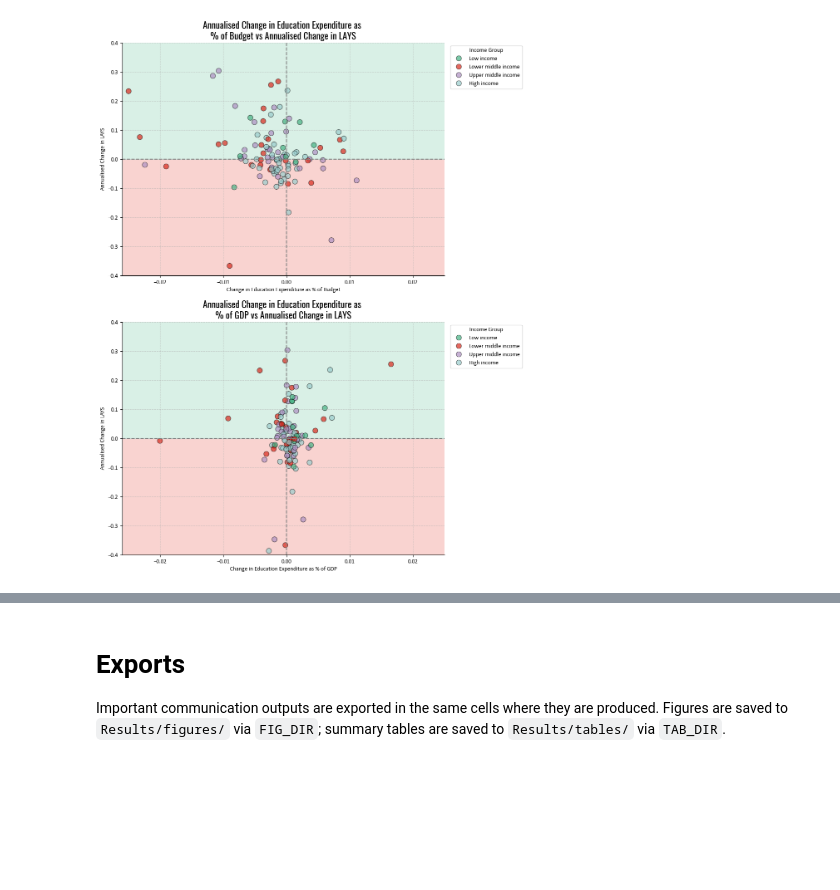
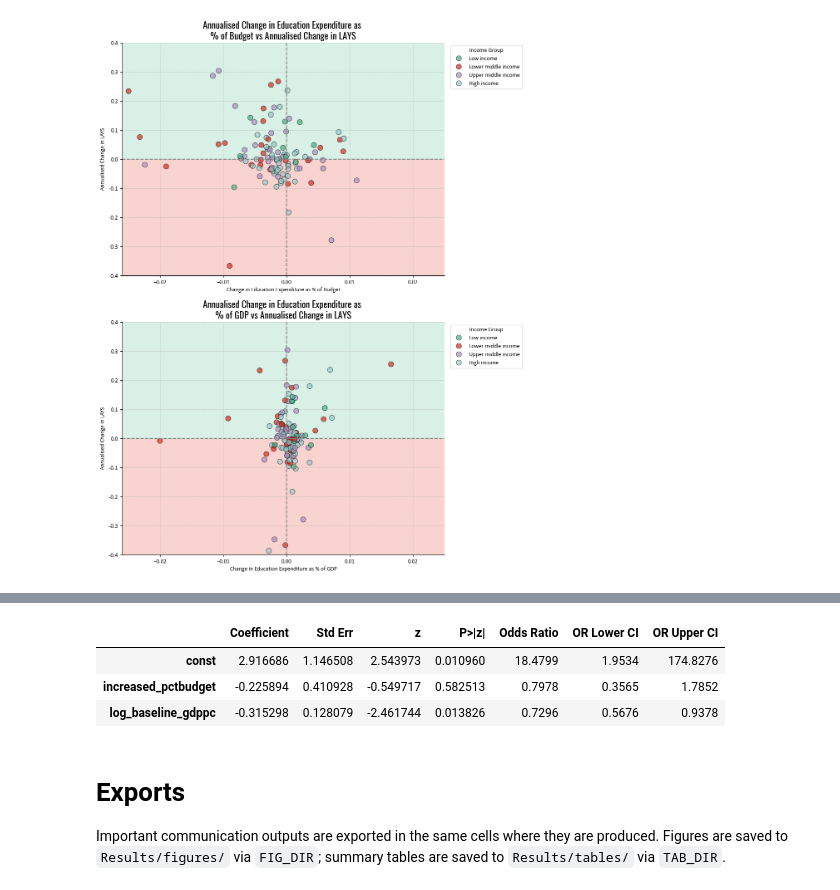
Before and after one commit to fergal-turner/ed_financing, a Jupyter notebook: Code/Data Analysis/02. Changes over time.ipynb, the cells around one changed output, grey strips where cells are left out. Cells and saved outputs as stored; diff of their text form; code cells hidden in the pictures; blank space fills up the shorter version.

```diff
--- a/Code/Data Analysis/02. Changes over time.ipynb
+++ b/Code/Data Analysis/02. Changes over time.ipynb
@@ -1005,8 +1055,8 @@ fig.savefig(FIG_DIR / "delta_expenditure_vs_delta_lays.png", dpi=300, bbox_inche
 # %% [output]
 [figure]
 # %%
-df7 = lays_panels.copy()
-df7 = df7[['iso3',
+df5 = df4.copy()
+df5 = df5[['iso3',
             'income_group',
             'panel',
             'delta_lays',
@@ -1017,4 +1067,4 @@ df7 = df7[['iso3',
              'delta_expenditure_pctgdp',
              'baseline_expenditure_pctbudget_uis']]
 
-df7['log_baseline_gdppc'] = np.log(df7['baseline_gdppc_2015_usd'])
+df5['log_baseline_gdppc'] = np.log(df5['baseline_gdppc_2015_usd'])
@@ -1021,16 +1073,16 @@ df7['log_baseline_gdppc'] = np.log(df7['baseline_gdppc_2015_usd'])
 # %%
 #===========================================================================================================================================
-# MODEL 7a: Linear regression of change in LAYS on change in expenditure as % of budget, controlling for baseline GDPPC
+# MODEL 5a: Linear regression of change in LAYS on change in expenditure as % of budget, controlling for baseline GDPPC
 #===========================================================================================================================================
 
-df7a = df7.dropna(subset=['baseline_expenditure_pctgdp', 'delta_expenditure_pctgdp', 'delta_lays', 'log_baseline_gdppc'])
+df5a = df5.dropna(subset=['baseline_expenditure_pctgdp', 'delta_expenditure_pctgdp', 'delta_lays', 'log_baseline_gdppc'])
 
-X = df7a[['baseline_expenditure_pctgdp', 'delta_expenditure_pctgdp', "log_baseline_gdppc"]]
+X = df5a[['baseline_expenditure_pctgdp', 'delta_expenditure_pctgdp', "log_baseline_gdppc"]]
 X = sm.add_constant(X)
-y = df7a["delta_lays"]
-model7a = sm.OLS(y, X).fit(cov_type="HC3")
+y = df5a["delta_lays"]
+model5a = sm.OLS(y, X).fit(cov_type="HC3")
 
-print("\n\nModel 7a - Change in LAYS vs Change in Expenditure as % of Budget, controlling for baseline GDPPC:")
+print("\n\nModel 5a - Change in LAYS vs Change in Expenditure as % of Budget, controlling for baseline GDPPC:")
 
-print(model7a.summary())
+print(model5a.summary())
 # %% [output]
@@ -1057,0 +1108,16 @@ This figure shows the relationship between annualised changes in education expen
+# %%
+df6 = df5.copy()
+
+df6 = df6[df6['income_group'].isin(['Low income', 'Lower middle income', 'Upper middle income', 'High income'])]
+
+df6['increased_lays'] = (df6['delta_lays'] > 0).astype(int)
+df6['increased_pctbudget'] = (df6['delta_expenditure_pctbudget_uis'] > 0).astype(int)
+df6['increased_pctgdp'] = (df6['delta_expenditure_pctgdp'] > 0).astype(int)
+
+X = df6[['increased_pctbudget', 'log_baseline_gdppc']]
+X = sm.add_constant(X)
+y = df6['increased_lays']
+model6 = sm.Logit(y, X).fit(cov_type="HC3")
+
+print("\n\nModel 6 - Logistic regression of increase in LAYS on increase in expenditure as % of budget, controlling for baseline GDPPC:")
+print(model6.summary())
@@ -1058,3 +1142,11 @@ This figure shows the relationship between annualised changes in education expen
+# %%
+odds_df = oddsratio(model6)
+display(odds_df)
+# %% [output]
+|  | Coefficient | Std Err | z | P>|z| | Odds Ratio | OR Lower CI | OR Upper CI |
+| const | 2.916686 | 1.146508 | 2.543973 | 0.010960 | 18.4799 | 1.9534 | 174.8276 |
+| increased_pctbudget | -0.225894 | 0.410928 | -0.549717 | 0.582513 | 0.7978 | 0.3565 | 1.7852 |
+| log_baseline_gdppc | -0.315298 | 0.128079 | -2.461744 | 0.013826 | 0.7296 | 0.5676 | 0.9378 |
 # %% [markdown]
 # **Exports**
 
```
Also changed, not shown: parts of 35 cells of this notebook.
